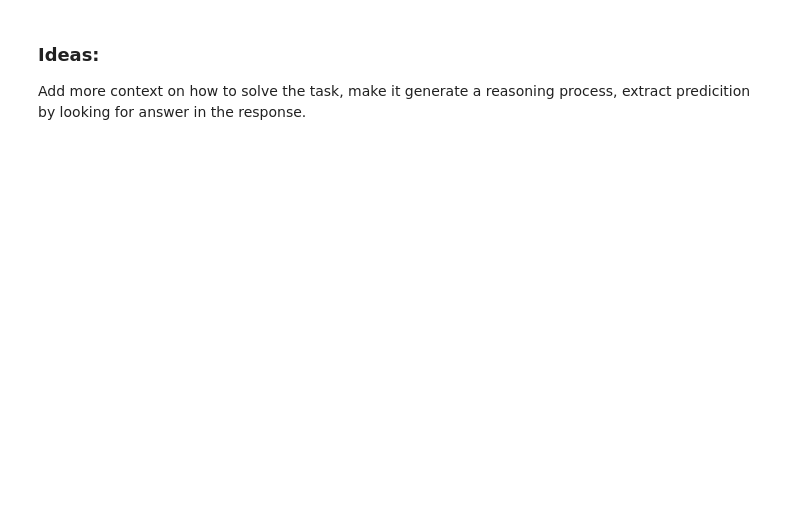
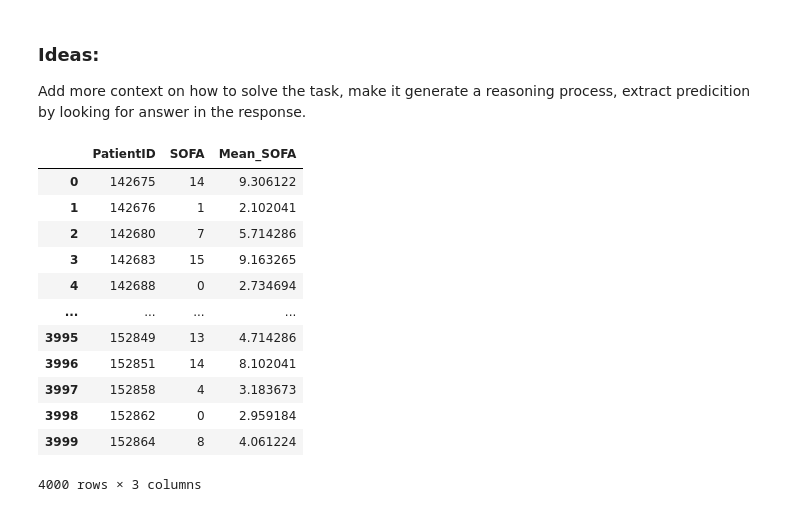
Before and after one commit to gardonig/hcml_projects, a Jupyter notebook: task_1/foundation_models.ipynb, the cells around one changed output. Cells and saved outputs as stored; diff of their text form; code cells hidden in the pictures; blank space fills up the shorter version.

```diff
--- a/task_1/foundation_models.ipynb
+++ b/task_1/foundation_models.ipynb
@@ -480,2 +531,20 @@ plt.show()
 # %% [markdown]
 <h3>Ideas:</h3> Add more context on how to solve the task, make it generate a reasoning process, extract predicition by looking for answer in the response.
+# %%
+checkSOFADF = pd.merge(targetDF, meanDF, on='PatientID', suffixes=('_true', '_pred'))
+checkSOFADF = checkSOFADF[['PatientID', 'SOFA', 'Mean_SOFA']]
+checkSOFADF
+# %% [output]
+|  | PatientID | SOFA | Mean_SOFA |
+| 0 | 142675 | 14 | 9.306122 |
+| 1 | 142676 | 1 | 2.102041 |
+| 2 | 142680 | 7 | 5.714286 |
+| 3 | 142683 | 15 | 9.163265 |
+| 4 | 142688 | 0 | 2.734694 |
+| ... | ... | ... | ... |
+| 3995 | 152849 | 13 | 4.714286 |
+| 3996 | 152851 | 14 | 8.102041 |
+| 3997 | 152858 | 4 | 3.183673 |
+| 3998 | 152862 | 0 | 2.959184 |
+| 3999 | 152864 | 8 | 4.061224 |
+4000 rows × 3 columns
```
Also changed, not shown: parts of 8 cells of this notebook.
